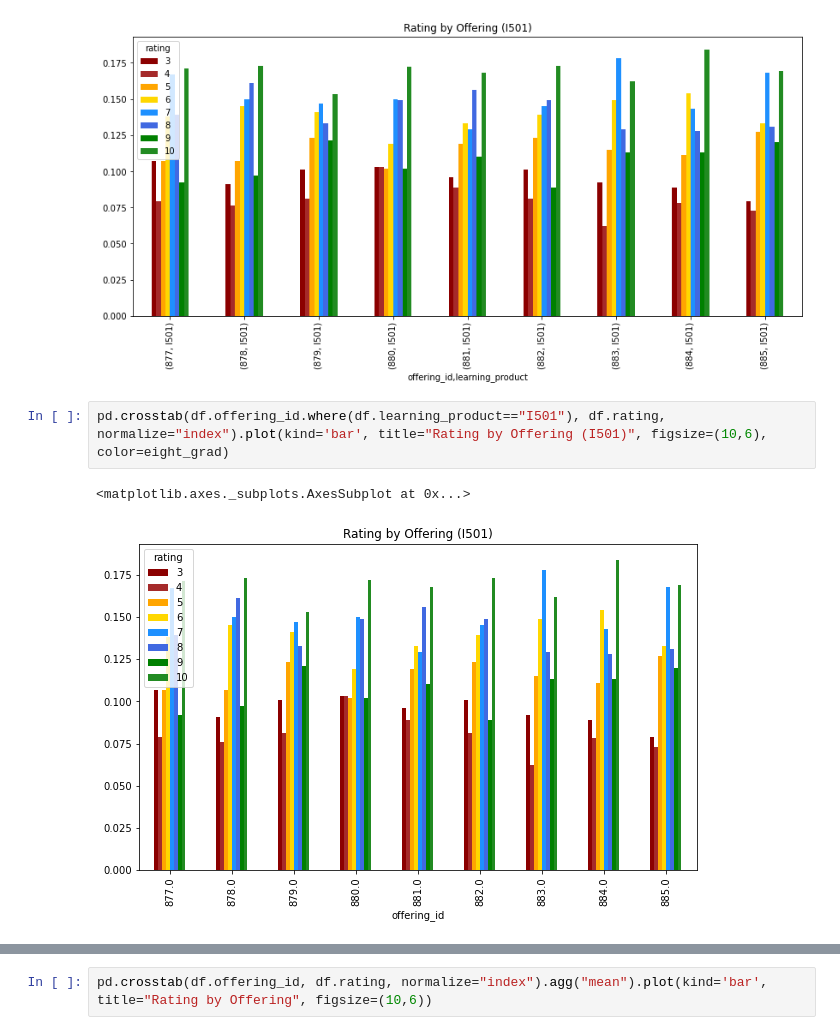
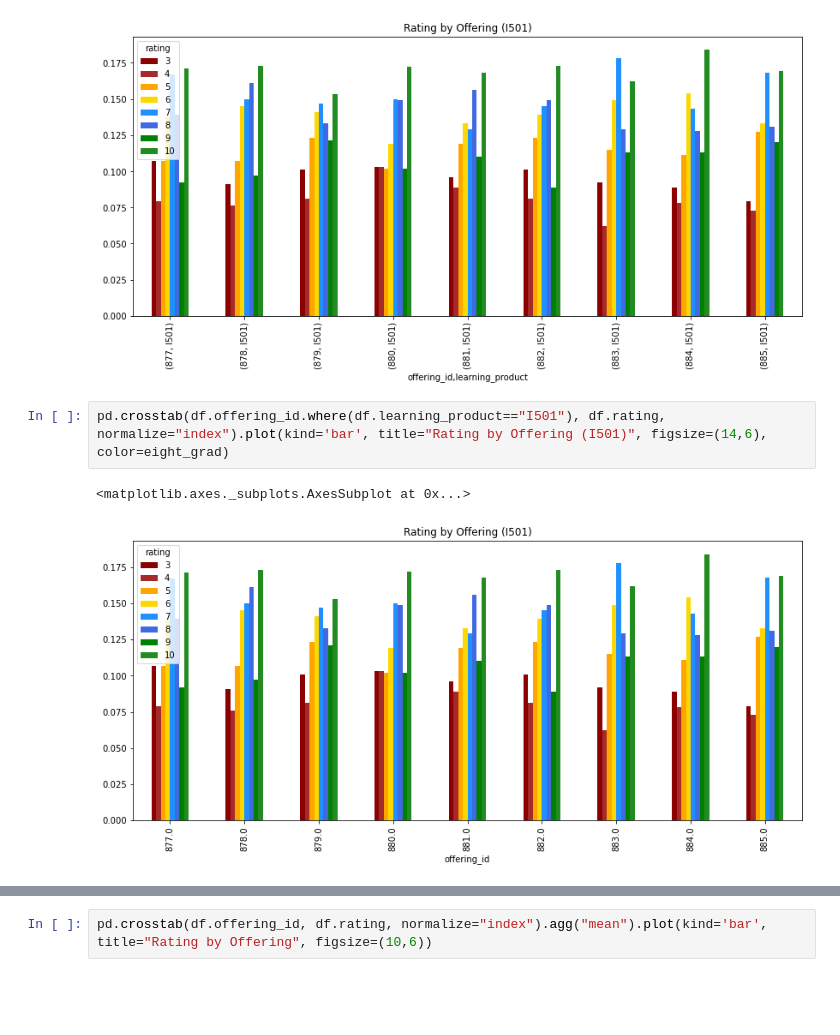
Before and after one commit to ToferC/learner_models, a Jupyter notebook: Evals_analysis.ipynb, the cells around one changed output, grey strips where cells are left out. Saved outputs shown, nothing was run; the diff lists cells and outputs as text; blank space fills up the shorter version.

```diff
--- a/Evals_analysis.ipynb
+++ b/Evals_analysis.ipynb
@@ -148,8 +153,8 @@ pd.crosstab([df.offering_id, df.learning_product.where(df.learning_product=="I50
 <matplotlib.axes._subplots.AxesSubplot at 0x...>
 [figure]
 # %%
-pd.crosstab(df.offering_id.where(df.learning_product=="I501"), df.rating, normalize="index").plot(kind='bar', title="Rating by Offering (I501)", figsize=(10,6), color=eight_grad)
+pd.crosstab(df.offering_id.where(df.learning_product=="I501"), df.rating, normalize="index").plot(kind='bar', title="Rating by Offering (I501)", figsize=(14,6), color=eight_grad)
 # %% [output]
 <matplotlib.axes._subplots.AxesSubplot at 0x...>
-[figure, old version]
+[figure, new version]
 # %%
```
Also changed, not shown: parts of 7 cells of this notebook, 3 other files.
